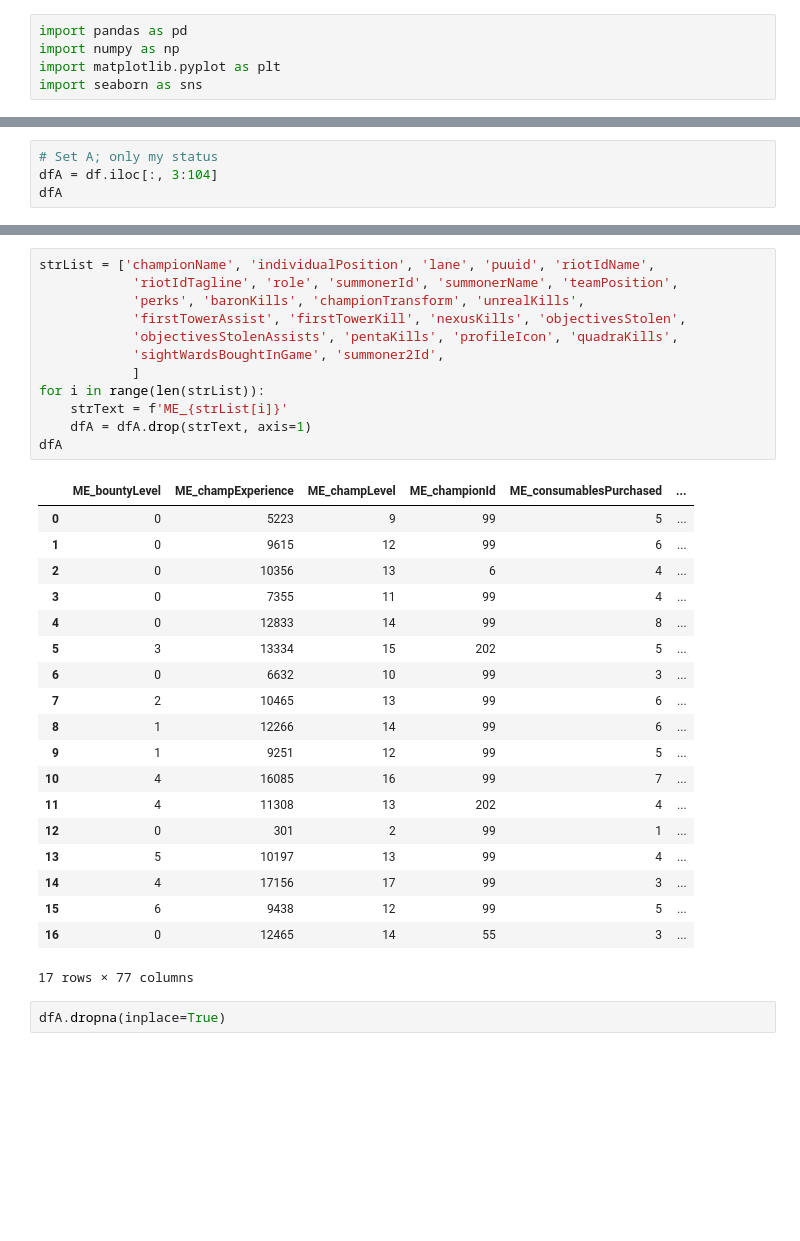
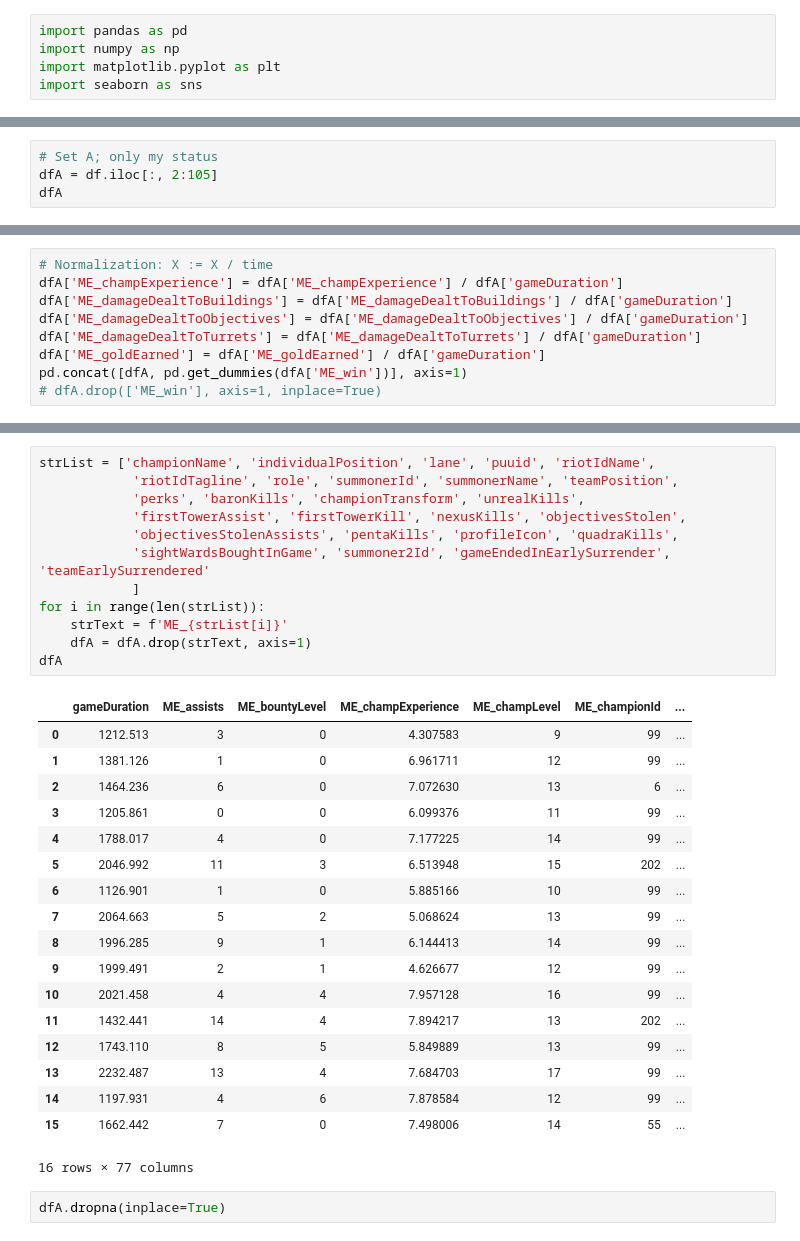
Before and after one commit to sbb2002/Lux_project, a Jupyter notebook: .research/corr.ipynb, the cells around one changed output, grey strips where cells are left out. Drawn from its saved outputs; the diff is of its cells as text; blank space fills up the shorter version.

```diff
--- a/.research/corr.ipynb
+++ b/.research/corr.ipynb
@@ -29,5 +30,5 @@ df
 # %%
 # Set A; only my status
-dfA = df.iloc[:, 3:104]
+dfA = df.iloc[:, 2:105]
 dfA
 # %% [output]
@@ -52,0 +60,9 @@ dfA
+# %%
+# Normalization: X := X / time
+dfA['ME_champExperience'] = dfA['ME_champExperience'] / dfA['gameDuration']
+dfA['ME_damageDealtToBuildings'] = dfA['ME_damageDealtToBuildings'] / dfA['gameDuration']
+dfA['ME_damageDealtToObjectives'] = dfA['ME_damageDealtToObjectives'] / dfA['gameDuration']
+dfA['ME_damageDealtToTurrets'] = dfA['ME_damageDealtToTurrets'] / dfA['gameDuration']
+dfA['ME_goldEarned'] = dfA['ME_goldEarned'] / dfA['gameDuration']
+pd.concat([dfA, pd.get_dummies(dfA['ME_win'])], axis=1)
+# dfA.drop(['ME_win'], axis=1, inplace=True)
@@ -69,35 +125,34 @@ dfA.corr(method='pearson')
 # %%
 strList = ['championName', 'individualPosition', 'lane', 'puuid', 'riotIdName',
             'riotIdTagline', 'role', 'summonerId', 'summonerName', 'teamPosition',
             'perks', 'baronKills', 'championTransform', 'unrealKills',
             'firstTowerAssist', 'firstTowerKill', 'nexusKills', 'objectivesStolen',
             'objectivesStolenAssists', 'pentaKills', 'profileIcon', 'quadraKills',
-            'sightWardsBoughtInGame', 'summoner2Id',
+            'sightWardsBoughtInGame', 'summoner2Id', 'gameEndedInEarlySurrender', 'teamEarlySurrendered'
             ]
 for i in range(len(strList)):
     strText = f'ME_{strList[i]}'
     dfA = dfA.drop(strText, axis=1)
 dfA
 # %% [output]
-|  | ME_bountyLevel | ME_champExperience | ME_champLevel | ME_championId | ME_consumablesPurchased | ... |
-| 0 | 0 | 5223 | 9 | 99 | 5 | ... |
-| 1 | 0 | 9615 | 12 | 99 | 6 | ... |
-| 2 | 0 | 10356 | 13 | 6 | 4 | ... |
-| 3 | 0 | 7355 | 11 | 99 | 4 | ... |
-| 4 | 0 | 12833 | 14 | 99 | 8 | ... |
-| 5 | 3 | 13334 | 15 | 202 | 5 | ... |
-| 6 | 0 | 6632 | 10 | 99 | 3 | ... |
-| 7 | 2 | 10465 | 13 | 99 | 6 | ... |
-| 8 | 1 | 12266 | 14 | 99 | 6 | ... |
-| 9 | 1 | 9251 | 12 | 99 | 5 | ... |
-| 10 | 4 | 16085 | 16 | 99 | 7 | ... |
-| 11 | 4 | 11308 | 13 | 202 | 4 | ... |
-| 12 | 0 | 301 | 2 | 99 | 1 | ... |
-| 13 | 5 | 10197 | 13 | 99 | 4 | ... |
-| 14 | 4 | 17156 | 17 | 99 | 3 | ... |
-| 15 | 6 | 9438 | 12 | 99 | 5 | ... |
-| 16 | 0 | 12465 | 14 | 55 | 3 | ... |
+|  | gameDuration | ME_assists | ME_bountyLevel | ME_champExperience | ME_champLevel | ME_championId | ... |
+| 0 | 1212.513 | 3 | 0 | 4.307583 | 9 | 99 | ... |
+| 1 | 1381.126 | 1 | 0 | 6.961711 | 12 | 99 | ... |
+| 2 | 1464.236 | 6 | 0 | 7.072630 | 13 | 6 | ... |
+| 3 | 1205.861 | 0 | 0 | 6.099376 | 11 | 99 | ... |
+| 4 | 1788.017 | 4 | 0 | 7.177225 | 14 | 99 | ... |
+| 5 | 2046.992 | 11 | 3 | 6.513948 | 15 | 202 | ... |
+| 6 | 1126.901 | 1 | 0 | 5.885166 | 10 | 99 | ... |
+| 7 | 2064.663 | 5 | 2 | 5.068624 | 13 | 99 | ... |
+| 8 | 1996.285 | 9 | 1 | 6.144413 | 14 | 99 | ... |
+| 9 | 1999.491 | 2 | 1 | 4.626677 | 12 | 99 | ... |
+| 10 | 2021.458 | 4 | 4 | 7.957128 | 16 | 99 | ... |
+| 11 | 1432.441 | 14 | 4 | 7.894217 | 13 | 202 | ... |
+| 12 | 1743.110 | 8 | 5 | 5.849889 | 13 | 99 | ... |
+| 13 | 2232.487 | 13 | 4 | 7.684703 | 17 | 99 | ... |
+| 14 | 1197.931 | 4 | 6 | 7.878584 | 12 | 99 | ... |
+| 15 | 1662.442 | 7 | 0 | 7.498006 | 14 | 55 | ... |
-17 rows × 77 columns
+16 rows × 77 columns
 # %%
 dfA.dropna(inplace=True)
 # %%
```
Also changed, not shown: parts of 20 cells of this notebook, 3 other files.
